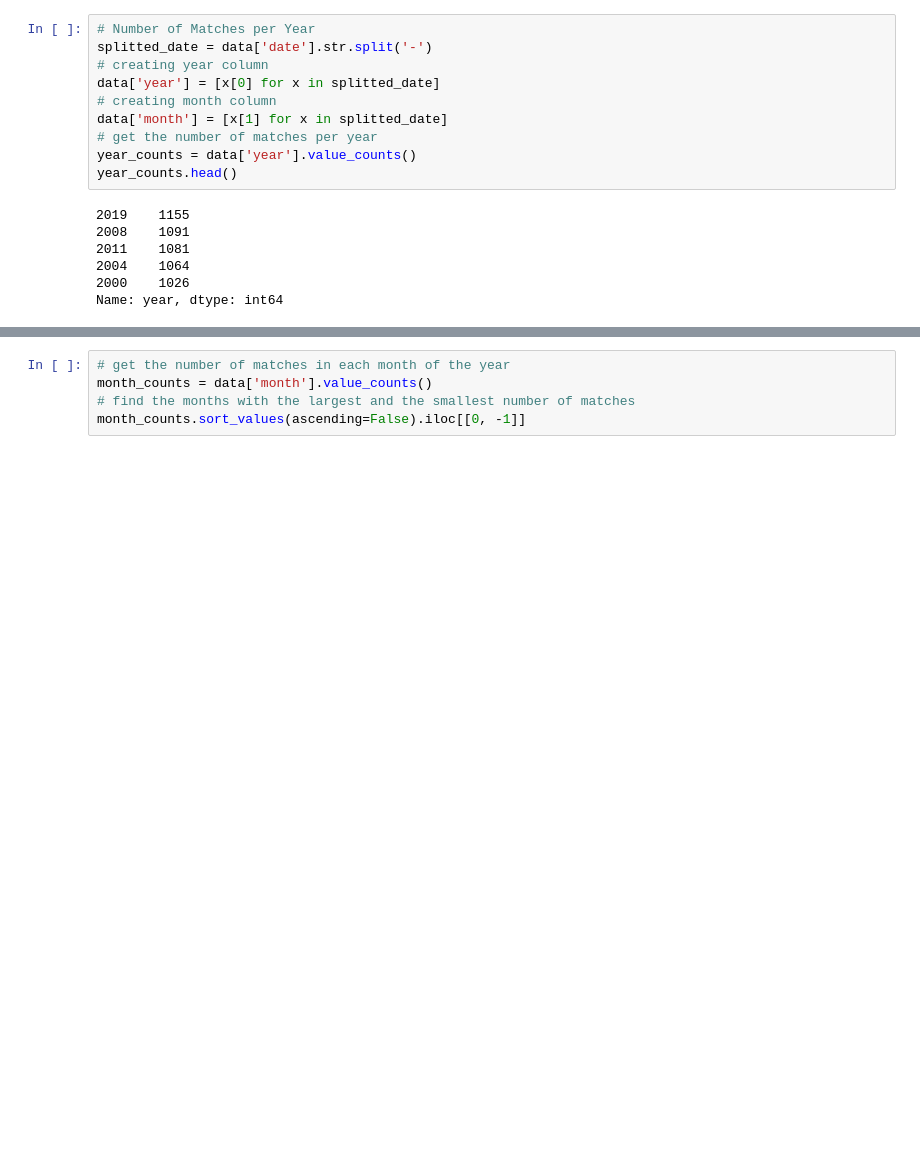
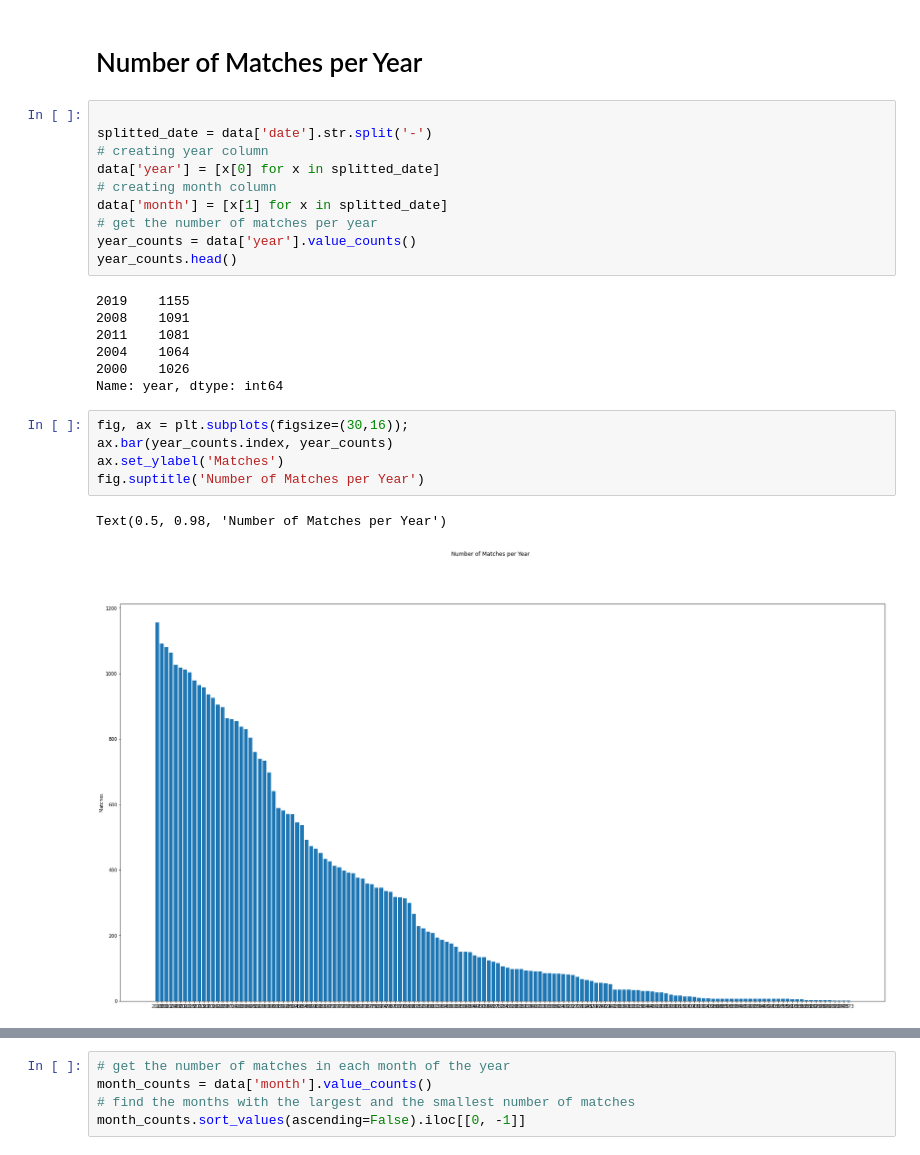
Before and after one commit to abdo17rabah/International-Football-Matches-Analysis, a Jupyter notebook: footNotebook.ipynb, the cells around one changed output, grey strips where cells are left out. Cells and saved outputs as stored; diff of their text form; blank space fills up the shorter version.

Commit message:
Adding analysis + Adding plots

```diff
--- a/footNotebook.ipynb
+++ b/footNotebook.ipynb
@@ -12,8 +15,10 @@ data.head()
 | 2 | 1874-03-07 | Scotland | England | 2 | 1 | Friendly | Glasgow | Scotland | False |
 | 3 | 1875-03-06 | England | Scotland | 2 | 2 | Friendly | London | England | False |
 | 4 | 1876-03-04 | Scotland | England | 3 | 0 | Friendly | Glasgow | Scotland | False |
+# %% [markdown]
+# Number of Matches per Year
 # %%
-# Number of Matches per Year
+
 splitted_date = data['date'].str.split('-')
 # creating year column
 data['year'] = [x[0] for x in splitted_date]
@@ -29,6 +34,14 @@ year_counts.head()
 2004    1064
 2000    1026
 Name: year, dtype: int64
+# %%
+fig, ax = plt.subplots(figsize=(30,16));
+ax.bar(year_counts.index, year_counts)
+ax.set_ylabel('Matches')
+fig.suptitle('Number of Matches per Year')
+# %% [output]
+Text(0.5, 0.98, 'Number of Matches per Year')
+[figure, added]
 # %%
 # find the years with the largest and the smallest number of matches
 year_counts.sort_values(ascending=False).iloc[[0, -1]]
```
Also changed, not shown: parts of 38 cells of this notebook.
